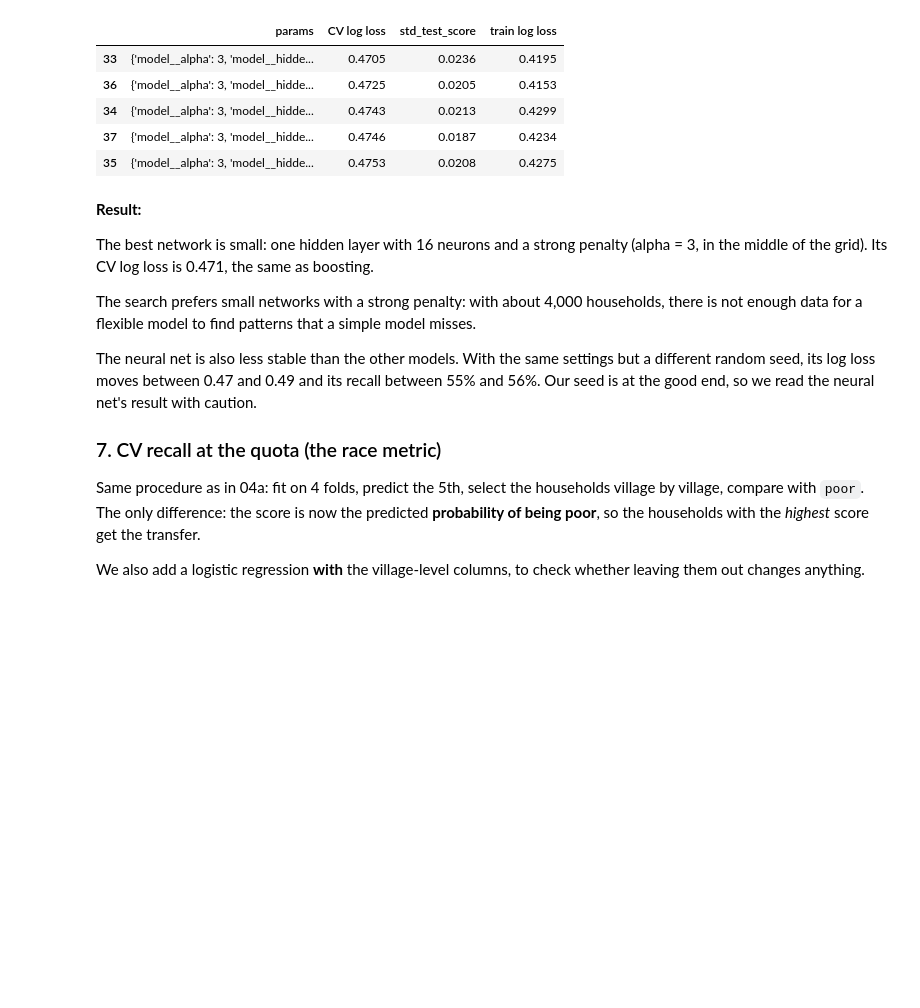
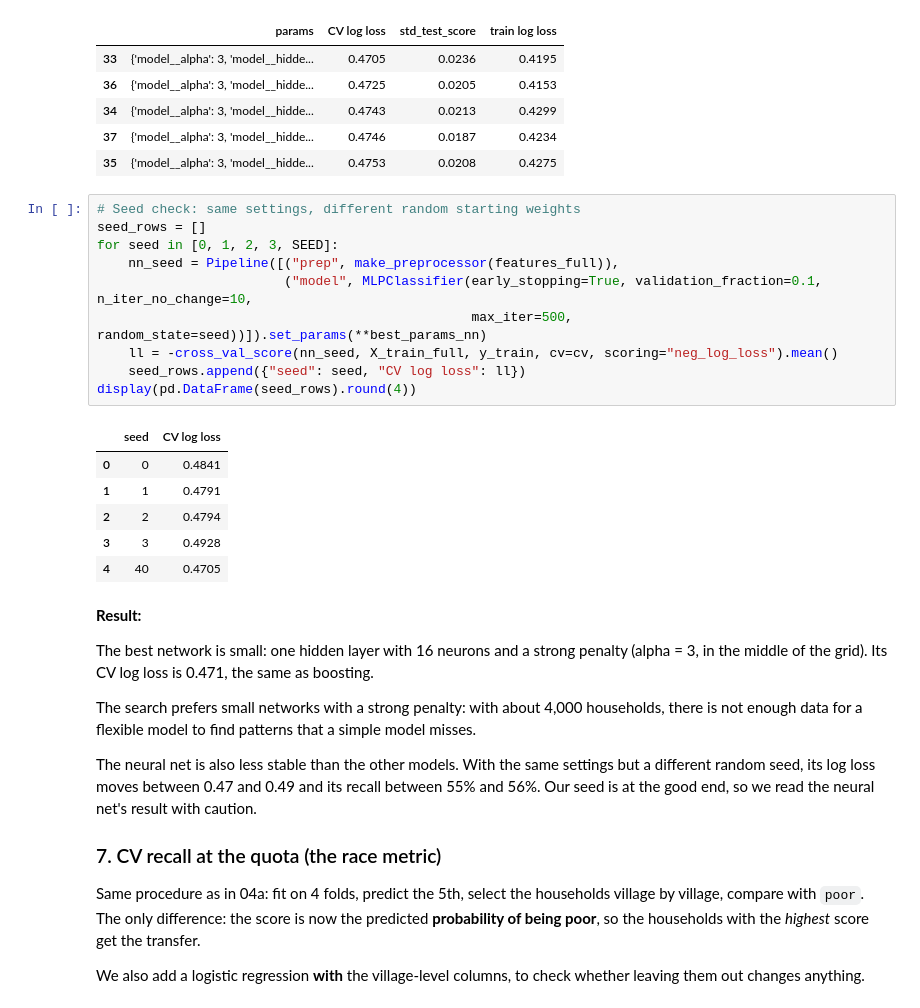
Before and after one commit to StellaI-G/Project_Group0, a Jupyter notebook: notebooks/04b_classification.ipynb, the cells around one changed output. Drawn from its saved outputs; the diff is of its cells as text; blank space fills up the shorter version.

Commit message:
04b: add neural-net seed check

```diff
--- a/notebooks/04b_classification.ipynb
+++ b/notebooks/04b_classification.ipynb
@@ -266,6 +266,23 @@ training rounds (epochs) until early stopping: 18
 | 34 | {'model__alpha': 3, 'model__hidde... | 0.4743 | 0.0213 | 0.4299 |
 | 37 | {'model__alpha': 3, 'model__hidde... | 0.4746 | 0.0187 | 0.4234 |
 | 35 | {'model__alpha': 3, 'model__hidde... | 0.4753 | 0.0208 | 0.4275 |
+# %%
+# Seed check: same settings, different random starting weights
+seed_rows = []
+for seed in [0, 1, 2, 3, SEED]:
+    nn_seed = Pipeline([("prep", make_preprocessor(features_full)),
+                        ("model", MLPClassifier(early_stopping=True, validation_fraction=0.1, n_iter_no_change=10,
+                                                max_iter=500, random_state=seed))]).set_params(**best_params_nn)
+    ll = -cross_val_score(nn_seed, X_train_full, y_train, cv=cv, scoring="neg_log_loss").mean()
+    seed_rows.append({"seed": seed, "CV log loss": ll})
+display(pd.DataFrame(seed_rows).round(4))
+# %% [output]
+|  | seed | CV log loss |
+| 0 | 0 | 0.4841 |
+| 1 | 1 | 0.4791 |
+| 2 | 2 | 0.4794 |
+| 3 | 3 | 0.4928 |
+| 4 | 40 | 0.4705 |
 # %% [markdown]
 **Result:**
 
```
